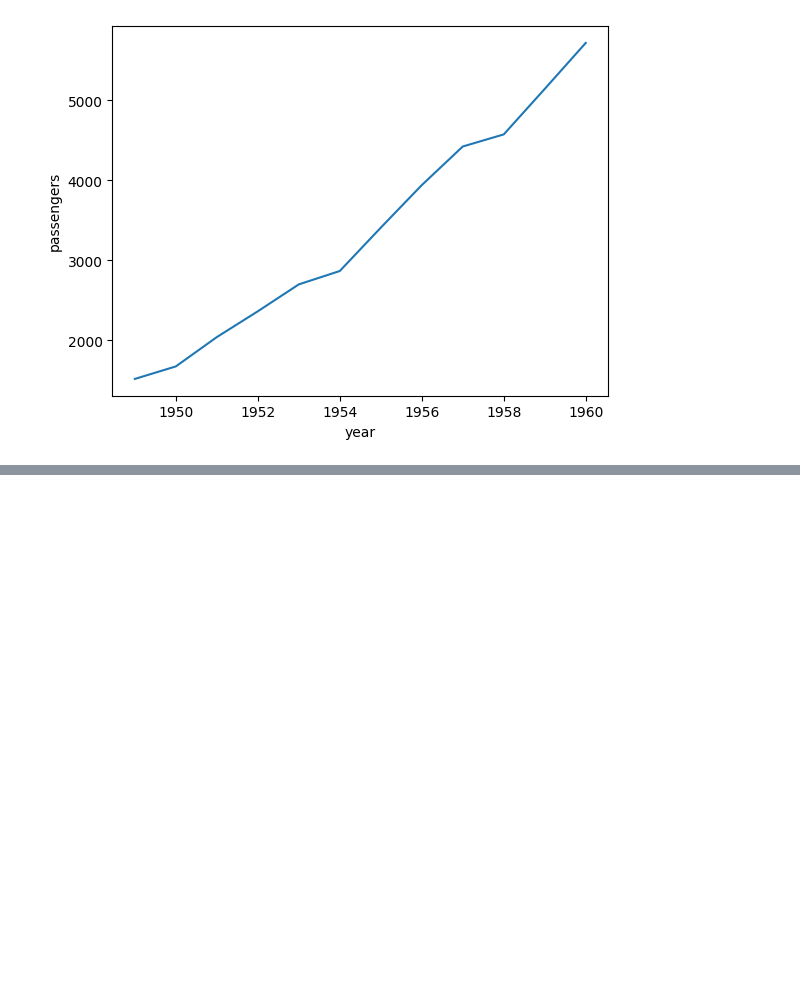
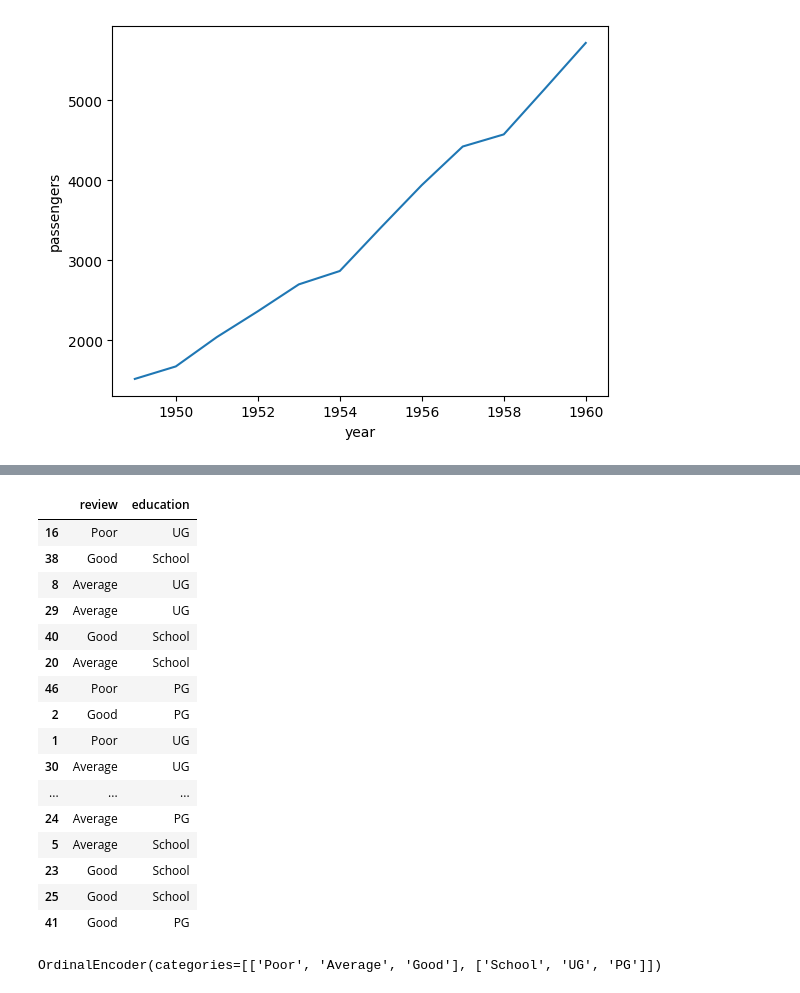
Before and after one commit to Prince-techh/ML_learning, a Jupyter notebook: EDA_using_Bivariate.ipynb, the cells around one changed output, grey strips where cells are left out. Saved outputs shown, nothing was run; the diff lists cells and outputs as text; code cells hidden in the pictures; blank space fills up the shorter version.

```diff
--- a/EDA_using_Bivariate.ipynb
+++ b/EDA_using_Bivariate.ipynb
@@ -157,0 +211,3 @@ sns.lineplot(new,x='year',y='passengers')
+# %%
+df = pd.read_csv("/content/customer.csv")
+df.sample(5 )
@@ -157,0 +221,3 @@ sns.lineplot(new,x='year',y='passengers')
+# %%
+df = df.iloc[:,2:]
+df.head()
@@ -157,0 +231,23 @@ sns.lineplot(new,x='year',y='passengers')
+# %%
+from sklearn.model_selection import train_test_split
+X_train,X_test,y_train,y_test = train_test_split(df.iloc[:,0:2],df.iloc[:,-1],test_size=0.2)
+# %%
+X_train
+# %% [output]
+|  | review | education |
+| 16 | Poor | UG |
+| 38 | Good | School |
+| 8 | Average | UG |
+| 29 | Average | UG |
+| 40 | Good | School |
+| 20 | Average | School |
+| 46 | Poor | PG |
+| 2 | Good | PG |
+| 1 | Poor | UG |
+| 30 | Average | UG |
+| ... | ... | ... |
+| 24 | Average | PG |
+| 5 | Average | School |
+| 23 | Good | School |
+| 25 | Good | School |
+| 41 | Good | PG |
@@ -157,0 +258,4 @@ sns.lineplot(new,x='year',y='passengers')
+# %%
+oe.fit(X_train)
+# %% [output]
+OrdinalEncoder(categories=[['Poor', 'Average', 'Good'], ['School', 'UG', 'PG']])
```
Also changed, not shown: parts of 20 cells of this notebook.
